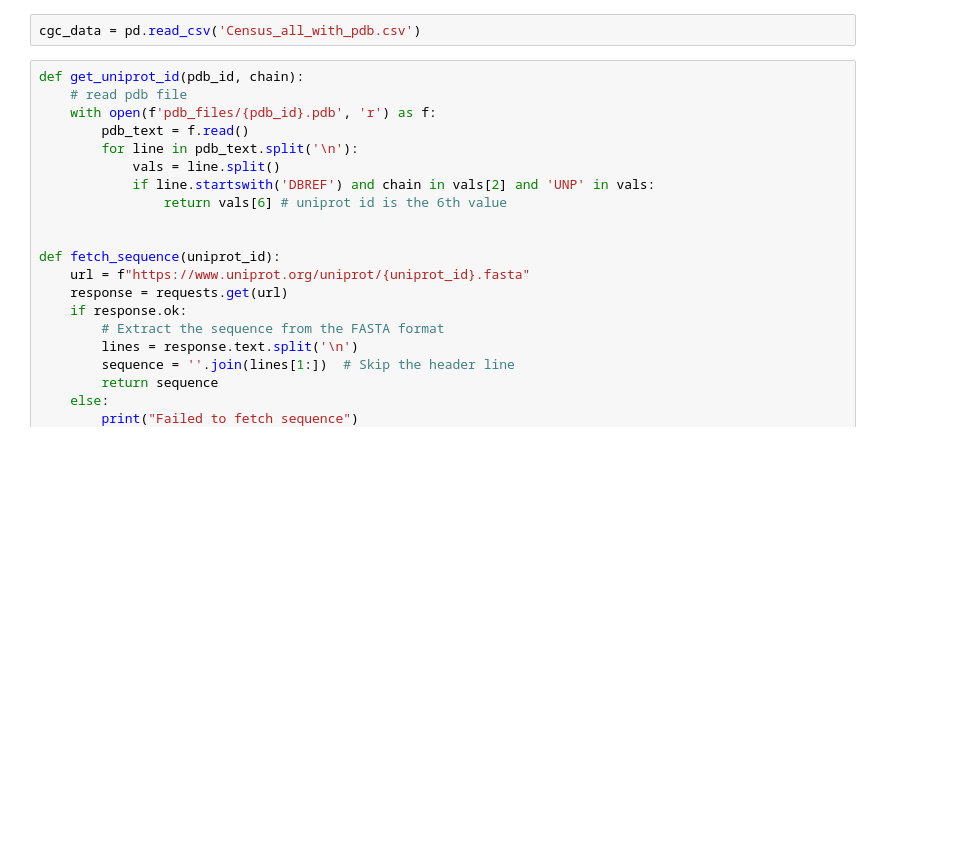
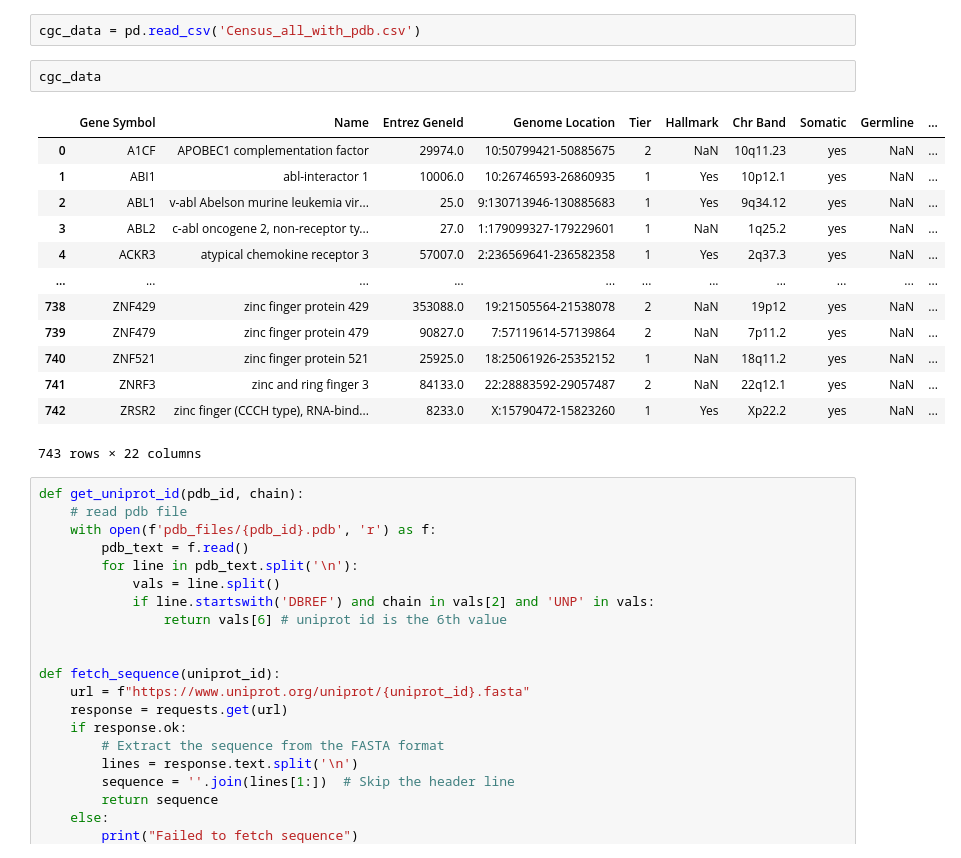
Before and after one commit to Yoannli/NetworkAnalysis, a Jupyter notebook: extract_clean.ipynb, the cells around one changed output. Drawn from its saved outputs; the diff is of its cells as text; blank space fills up the shorter version.

```diff
--- a/extract_clean.ipynb
+++ b/extract_clean.ipynb
@@ -405,5 +418,21 @@ sftp_client.close()
 # %%
 cgc_data = pd.read_csv('Census_all_with_pdb.csv')
+# %%
+cgc_data
+# %% [output]
+|  | Gene Symbol | Name | Entrez GeneId | Genome Location | Tier | Hallmark | Chr Band | Somatic | Germline | ... |
+| 0 | A1CF | APOBEC1 complementation factor | 29974.0 | 10:50799421-50885675 | 2 | NaN | 10q11.23 | yes | NaN | ... |
+| 1 | ABI1 | abl-interactor 1 | 10006.0 | 10:26746593-26860935 | 1 | Yes | 10p12.1 | yes | NaN | ... |
+| 2 | ABL1 | v-abl Abelson murine leukemia vir... | 25.0 | 9:130713946-130885683 | 1 | Yes | 9q34.12 | yes | NaN | ... |
+| 3 | ABL2 | c-abl oncogene 2, non-receptor ty... | 27.0 | 1:179099327-179229601 | 1 | NaN | 1q25.2 | yes | NaN | ... |
+| 4 | ACKR3 | atypical chemokine receptor 3 | 57007.0 | 2:236569641-236582358 | 1 | Yes | 2q37.3 | yes | NaN | ... |
+| ... | ... | ... | ... | ... | ... | ... | ... | ... | ... | ... |
+| 738 | ZNF429 | zinc finger protein 429 | 353088.0 | 19:21505564-21538078 | 2 | NaN | 19p12 | yes | NaN | ... |
+| 739 | ZNF479 | zinc finger protein 479 | 90827.0 | 7:57119614-57139864 | 2 | NaN | 7p11.2 | yes | NaN | ... |
+| 740 | ZNF521 | zinc finger protein 521 | 25925.0 | 18:25061926-25352152 | 1 | NaN | 18q11.2 | yes | NaN | ... |
+| 741 | ZNRF3 | zinc and ring finger 3 | 84133.0 | 22:28883592-29057487 | 2 | NaN | 22q12.1 | yes | NaN | ... |
+| 742 | ZRSR2 | zinc finger (CCCH type), RNA-bind... | 8233.0 | X:15790472-15823260 | 1 | Yes | Xp22.2 | yes | NaN | ... |
+743 rows × 22 columns
 # %%
 def get_uniprot_id(pdb_id, chain):
     # read pdb file
```
Also changed, not shown: parts of 17 cells of this notebook, 18 other files.
